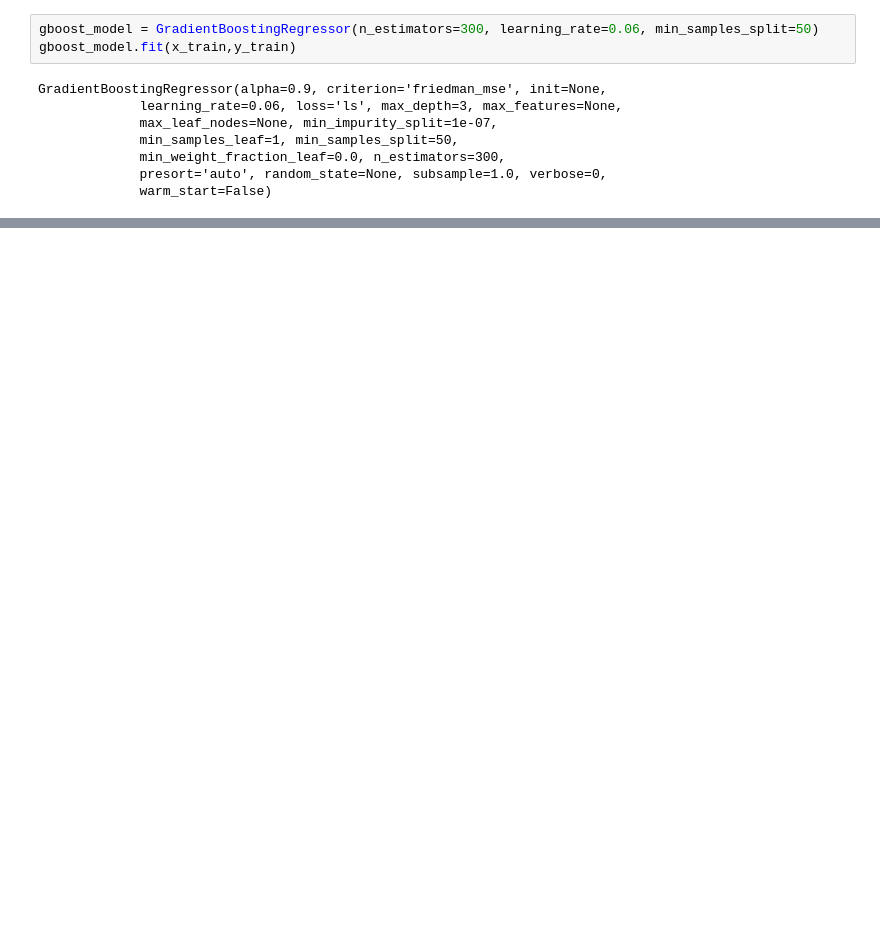
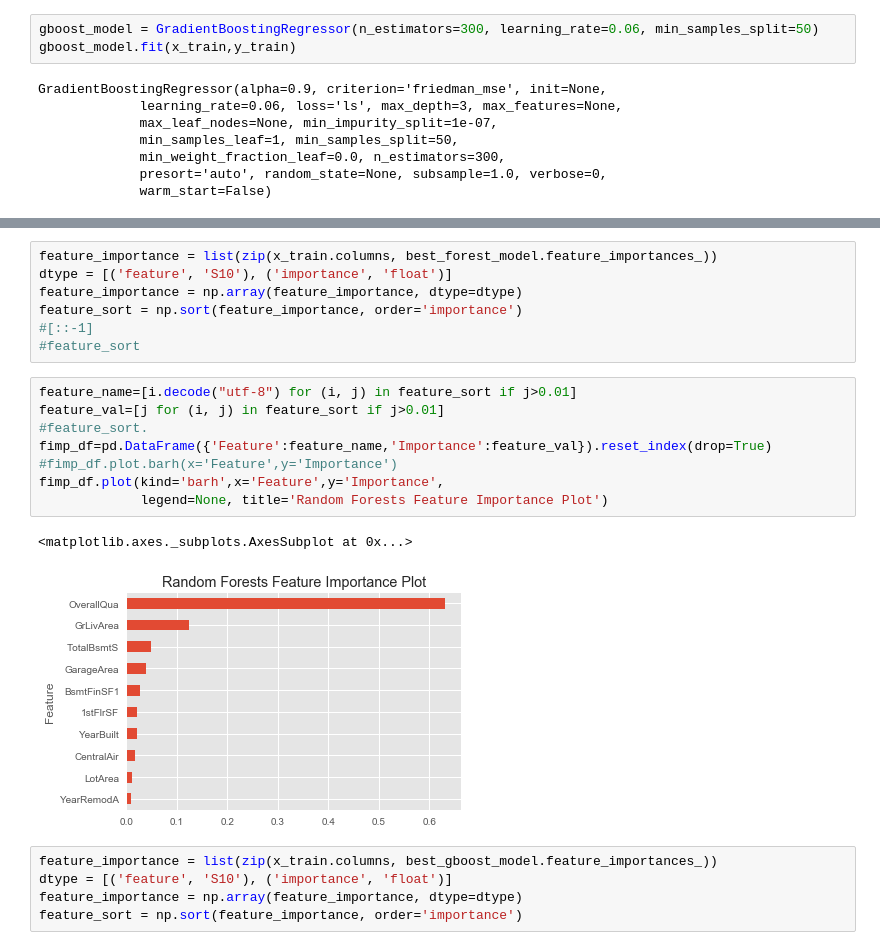
Before and after one commit to chun9men9/WIC_MLProject, a Jupyter notebook: chungmeng/Trees_Forest_GBoost.ipynb, the cells around one changed output, grey strips where cells are left out. Saved outputs shown, nothing was run; the diff lists cells and outputs as text; blank space fills up the shorter version.

Commit message:
Added Variable Importance Plots for Random Forests and Gradient Boosting

```diff
--- a/chungmeng/Trees_Forest_GBoost.ipynb
+++ b/chungmeng/Trees_Forest_GBoost.ipynb
@@ -805,0 +844,23 @@ print(calc_rmsle(gboost_model,x_test,y_test))
+# %%
+feature_importance = list(zip(x_train.columns, best_forest_model.feature_importances_))
+dtype = [('feature', 'S10'), ('importance', 'float')]
+feature_importance = np.array(feature_importance, dtype=dtype)
+feature_sort = np.sort(feature_importance, order='importance')
+#[::-1]
+#feature_sort
+# %%
+feature_name=[i.decode("utf-8") for (i, j) in feature_sort if j>0.01]
+feature_val=[j for (i, j) in feature_sort if j>0.01]
+#feature_sort.
+fimp_df=pd.DataFrame({'Feature':feature_name,'Importance':feature_val}).reset_index(drop=True)
+#fimp_df.plot.barh(x='Feature',y='Importance')
+fimp_df.plot(kind='barh',x='Feature',y='Importance',
+             legend=None, title='Random Forests Feature Importance Plot')
+# %% [output]
+<matplotlib.axes._subplots.AxesSubplot at 0x...>
+[figure, added]
+# %%
+feature_importance = list(zip(x_train.columns, best_gboost_model.feature_importances_))
+dtype = [('feature', 'S10'), ('importance', 'float')]
+feature_importance = np.array(feature_importance, dtype=dtype)
+feature_sort = np.sort(feature_importance, order='importance')
```
Also changed, not shown: parts of 26 cells of this notebook, 1 other file.
